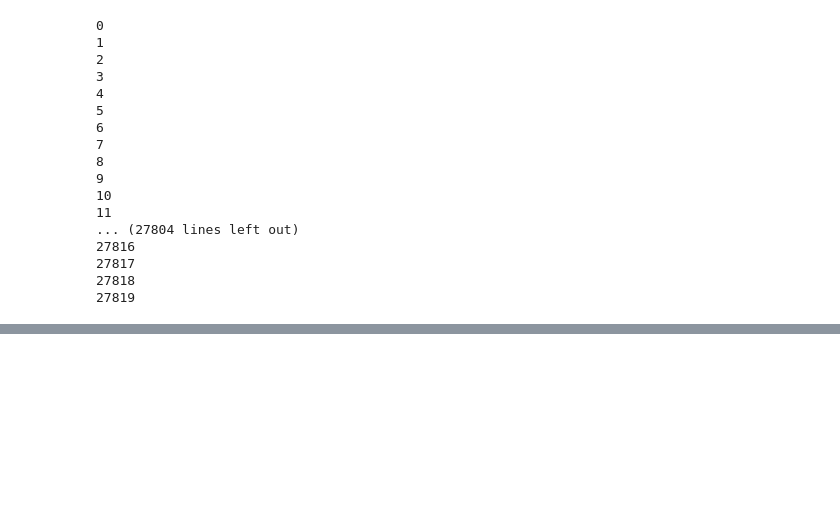
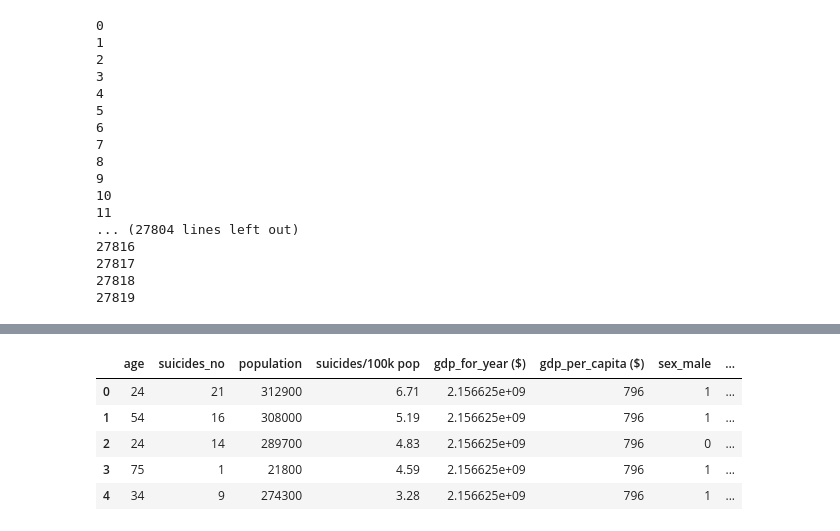
Before and after one commit to piyush-98/Suicide_analysis, a Jupyter notebook: Untitled.ipynb, the cells around one changed output, grey strips where cells are left out. Saved outputs shown, nothing was run; the diff lists cells and outputs as text; code cells hidden in the pictures; blank space fills up the shorter version.

```diff
--- a/Untitled.ipynb
+++ b/Untitled.ipynb
@@ -100,0 +107,2 @@ See the caveats in the documentation: http://pandas.pydata.org/pandas-docs/stabl
+# %%
+data=pd.get_dummies(data,columns=["generation"],drop_first=True)
@@ -100,0 +118,15 @@ See the caveats in the documentation: http://pandas.pydata.org/pandas-docs/stabl
+# %%
+data.drop("country-year", axis=1, inplace=True)
+# %%
+data[' gdp_for_year ($) '] = [x.replace(',', '') for x in data[' gdp_for_year ($) ']]
+# %%
+data[' gdp_for_year ($) '] = data[' gdp_for_year ($) '].astype(float)
+# %%
+data.head()
+# %% [output]
+|  | age | suicides_no | population | suicides/100k pop | gdp_for_year ($) | gdp_per_capita ($) | sex_male | ... |
+| 0 | 24 | 21 | 312900 | 6.71 | 2.156625e+09 | 796 | 1 | ... |
+| 1 | 54 | 16 | 308000 | 5.19 | 2.156625e+09 | 796 | 1 | ... |
+| 2 | 24 | 14 | 289700 | 4.83 | 2.156625e+09 | 796 | 0 | ... |
+| 3 | 75 | 1 | 21800 | 4.59 | 2.156625e+09 | 796 | 1 | ... |
+| 4 | 34 | 9 | 274300 | 3.28 | 2.156625e+09 | 796 | 1 | ... |
```
Also changed, not shown: parts of 7 cells of this notebook.
